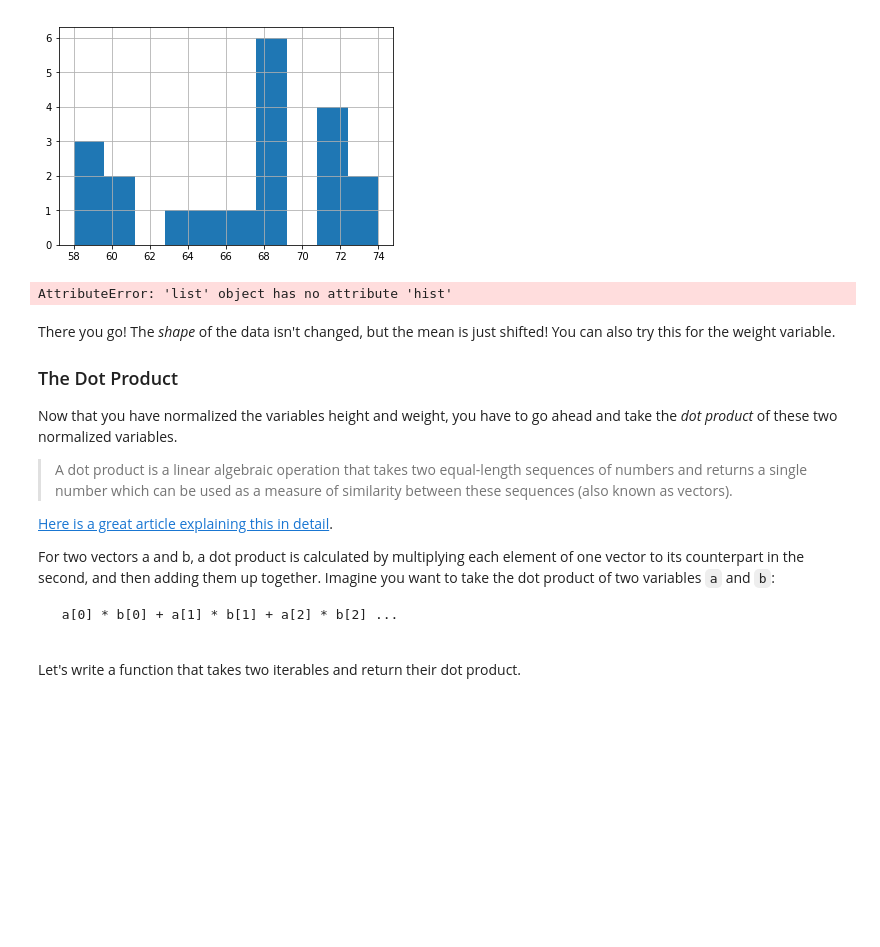
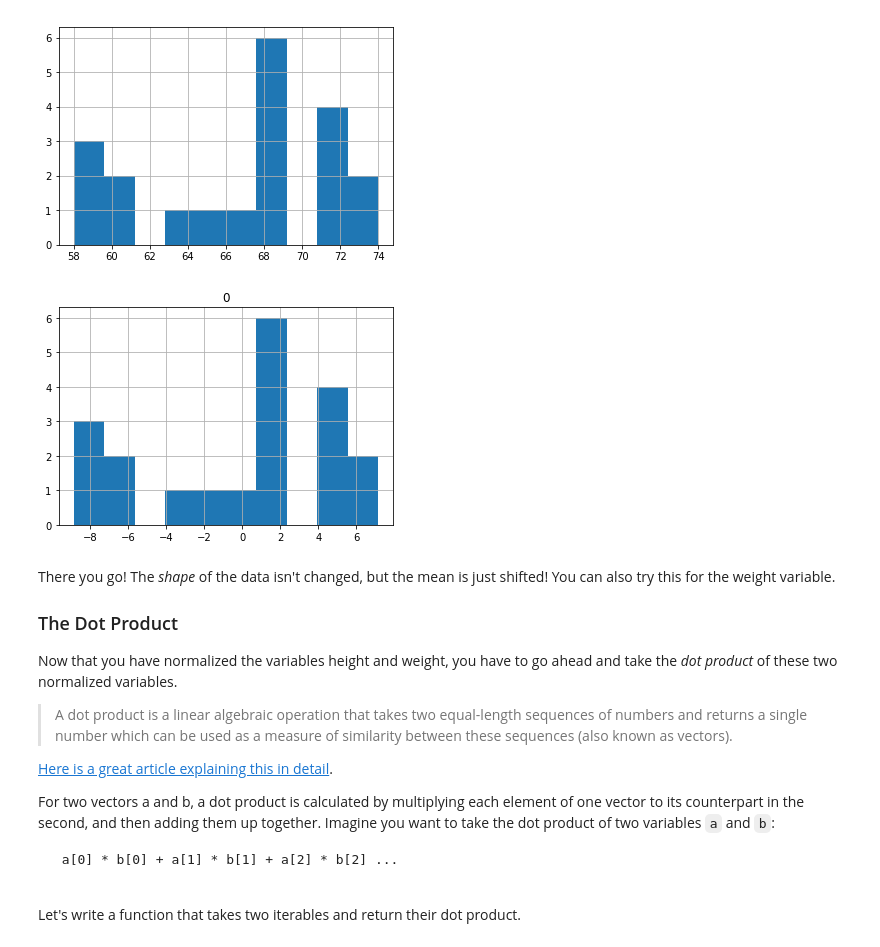
Before and after one commit to keita-dc/dsc-correlation-covariance-lab-dc-ds-060319, a Jupyter notebook: index.ipynb, the cells around one changed output. Cells and saved outputs as stored; diff of their text form; code cells hidden in the pictures; blank space fills up the shorter version.

```diff
--- a/index.ipynb
+++ b/index.ipynb
@@ -118,10 +118,10 @@ plt.show()
 # %% [output]
 [figure]
 # %%
-mean_normalize(df.height).hist()
+pd.DataFrame(mean_normalize(df.height)).hist()
 plt.show()
 # %% [output]
-AttributeError: 'list' object has no attribute 'hist'
+[figure, added]
 # %% [markdown]
 There you go! The _shape_ of the data isn't changed, but the mean is just shifted! You can also try this for the weight variable.
 
```
